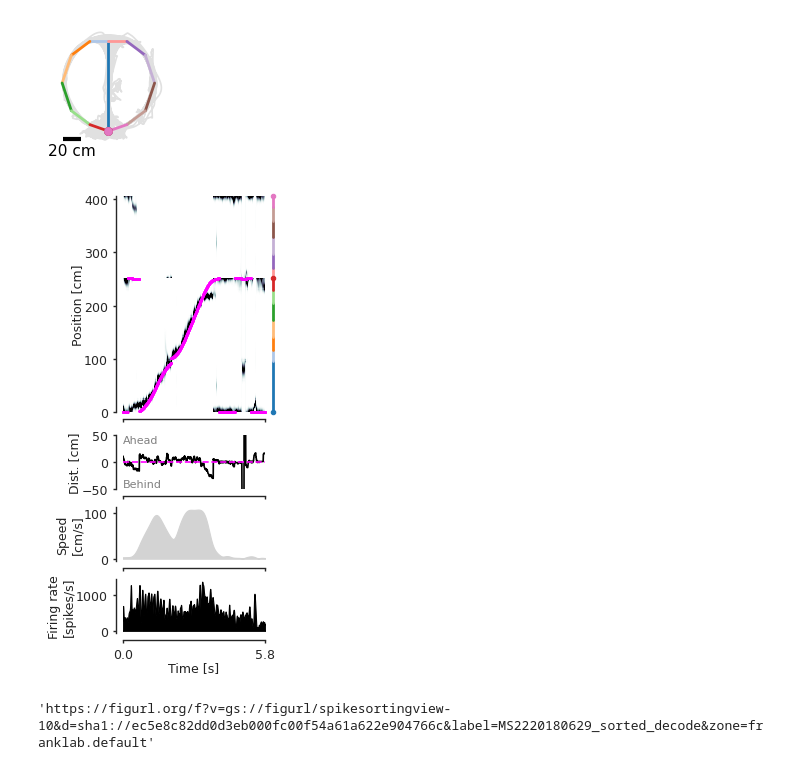
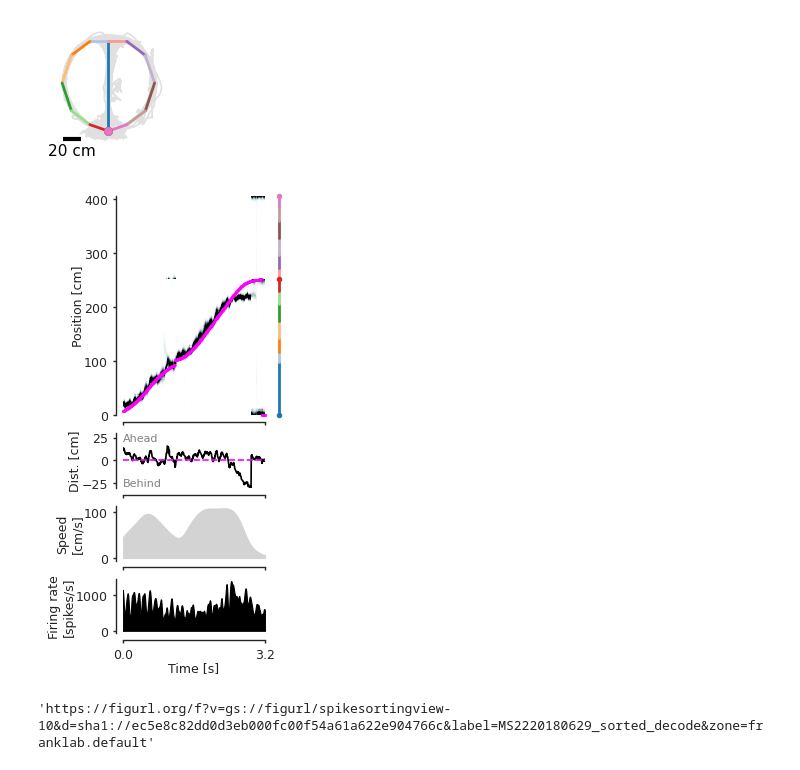
Before and after one commit to LorenFrankLab/spyglass-paper, a Jupyter notebook: notebooks/figure5/MS2220180629_sorted_decode.ipynb, the cells around one changed output. Drawn from its saved outputs; the diff is of its cells as text; code cells hidden in the pictures.

```diff
--- a/notebooks/figure5/MS2220180629_sorted_decode.ipynb
+++ b/notebooks/figure5/MS2220180629_sorted_decode.ipynb
@@ -523,24 +535,25 @@ paper_plotting.save_figure("figure5_buzsaki_track")
 # %% [output]
 [figure]
 # %%
-time_slice_ind = slice(229_500, 230_950)
+# time_slice_ind = slice(229_500, 230_950)
+time_slice_ind = slice(229_700, 230_500)
 
 paper_plotting.plot_decode(
     time_slice_ind=time_slice_ind,
     posterior=posterior,
     results=results,
     classifier=classifier,
     linear_position_info=linear_position_info,
     multiunit_rate=multiunit_rate,
     track_graph=track_graph,
     edge_spacing=linear_edge_spacing,
     edge_order=linear_edge_order,
     reward_well_nodes=reward_well_nodes,
     edge_colors=edge_colors,
 )
 paper_plotting.save_figure("figure5_buzsaki_decode")
 # %% [output]
-[figure, old version]
+[figure, new version]
 # %%
 paper_plotting.create_1D_interactive_figurl(
     linear_position_info,
```
Also changed, not shown: parts of 6 cells of this notebook, 4 other files.
